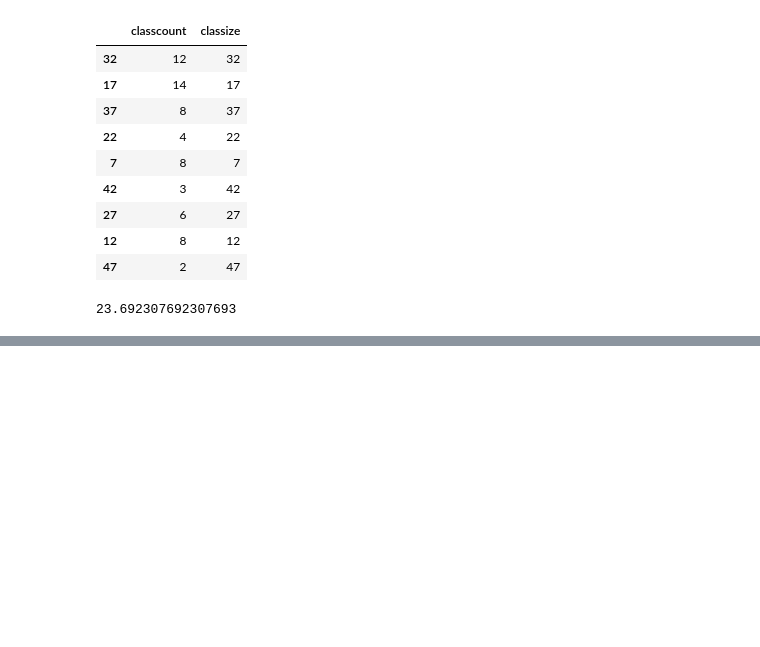
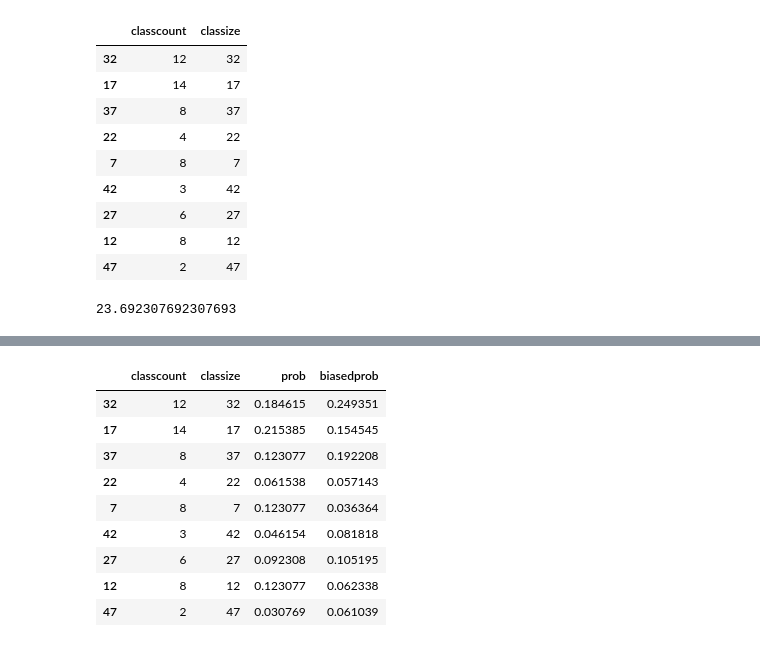
Before and after one commit to doolingdavid/ThinkStats2, a Jupyter notebook: code/chap01ex.ipynb, the cells around one changed output, grey strips where cells are left out. Drawn from its saved outputs; the diff is of its cells as text; code cells hidden in the pictures; blank space fills up the shorter version.

```diff
--- a/code/chap01ex.ipynb
+++ b/code/chap01ex.ipynb
@@ -717,0 +738,13 @@ dclasses
+# %%
+dclasses
+# %% [output]
+|  | classcount | classize | prob | biasedprob |
+| 32 | 12 | 32 | 0.184615 | 0.249351 |
+| 17 | 14 | 17 | 0.215385 | 0.154545 |
+| 37 | 8 | 37 | 0.123077 | 0.192208 |
+| 22 | 4 | 22 | 0.061538 | 0.057143 |
+| 7 | 8 | 7 | 0.123077 | 0.036364 |
+| 42 | 3 | 42 | 0.046154 | 0.081818 |
+| 27 | 6 | 27 | 0.092308 | 0.105195 |
+| 12 | 8 | 12 | 0.123077 | 0.062338 |
+| 47 | 2 | 47 | 0.030769 | 0.061039 |
```
Also changed, not shown: parts of 5 cells of this notebook.
